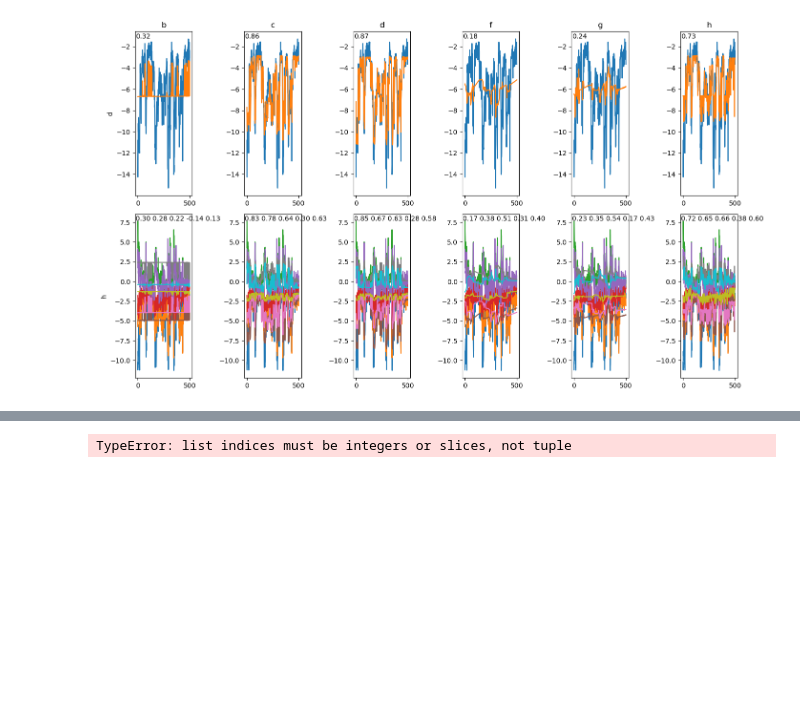
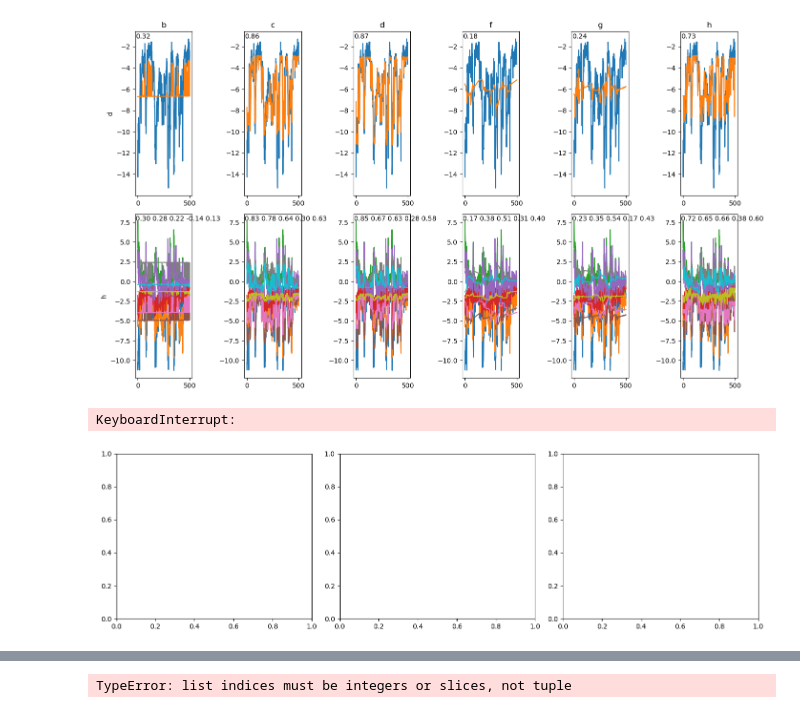
Before and after one commit to draeloslab/Bubblewrap, a Jupyter notebook: scripts/regressions.ipynb, the cells around one changed output, grey strips where cells are left out. Cells and saved outputs as stored; diff of their text form; code cells hidden in the pictures; blank space fills up the shorter version.

```diff
--- a/scripts/regressions.ipynb
+++ b/scripts/regressions.ipynb
@@ -6,8 +6,6 @@ import bubblewrap.input_sources.functional as fin
 import tqdm as tqdm
 # %% [markdown]
 ## Define Datasets
-# %%
-obs, beh = fin.get_from_saved_npz("indy_full.npz")
 # %%
 datasets = {
     'a': obs,
@@ -95,8 +87,13 @@ for row, okey in enumerate(output_keys):
     for col, ikey in enumerate(input_keys):
         true, predicted = fin.clip(true_values[okey], results[okey][ikey])
 
-        ax[row,col].plot(true[s])
-        ax[row,col].plot(predicted[s])
+        if 1:
+            ax[row,col].plot(true[s])
+            ax[row,col].plot(predicted[s])
+        else:
+            ax[row,col].plot(predicted[s]-true[s])
+            ax[row,col].set_ylim((true.max() - true.min()) * np.array([-.5, .5]))
+            # ax[row,col].plot()
 
         halfway = len(true)//2
 
@@ -124,0 +120,19 @@ list(fin.clip(predicted),)
+# %%
+bin_widths = [.001, .03, .06]
+
+fig, ax = plt.subplots(nrows=1, ncols=len(bin_widths), figsize=(14,4*1), layout='tight')
+
+for idx, bin_width in enumerate(bin_widths):
+    obs, beh, t = fin.get_indy_data(bin_width)
+    i = fin.prosvd_data(np.hstack([obs[10:], fin.zscore(beh, 10)]), 5, 20)
+    o = fin.prosvd_data(beh, 1, 20)
+    predicted, true = evaluate(i, o)
+    predicted, true, t = fin.clip(predicted, true, t)
+
+    mask = (800 < t) & (t < 860)
+    ax[idx].plot(t[mask], true[mask])
+    ax[idx].plot(t[mask], predicted[mask])
+    ax[idx].set_title(f"{bin_width = }")
+# %% [output]
+KeyboardInterrupt:
+[figure, added]
```
Also changed, not shown: parts of 10 cells of this notebook, 5 other files.
